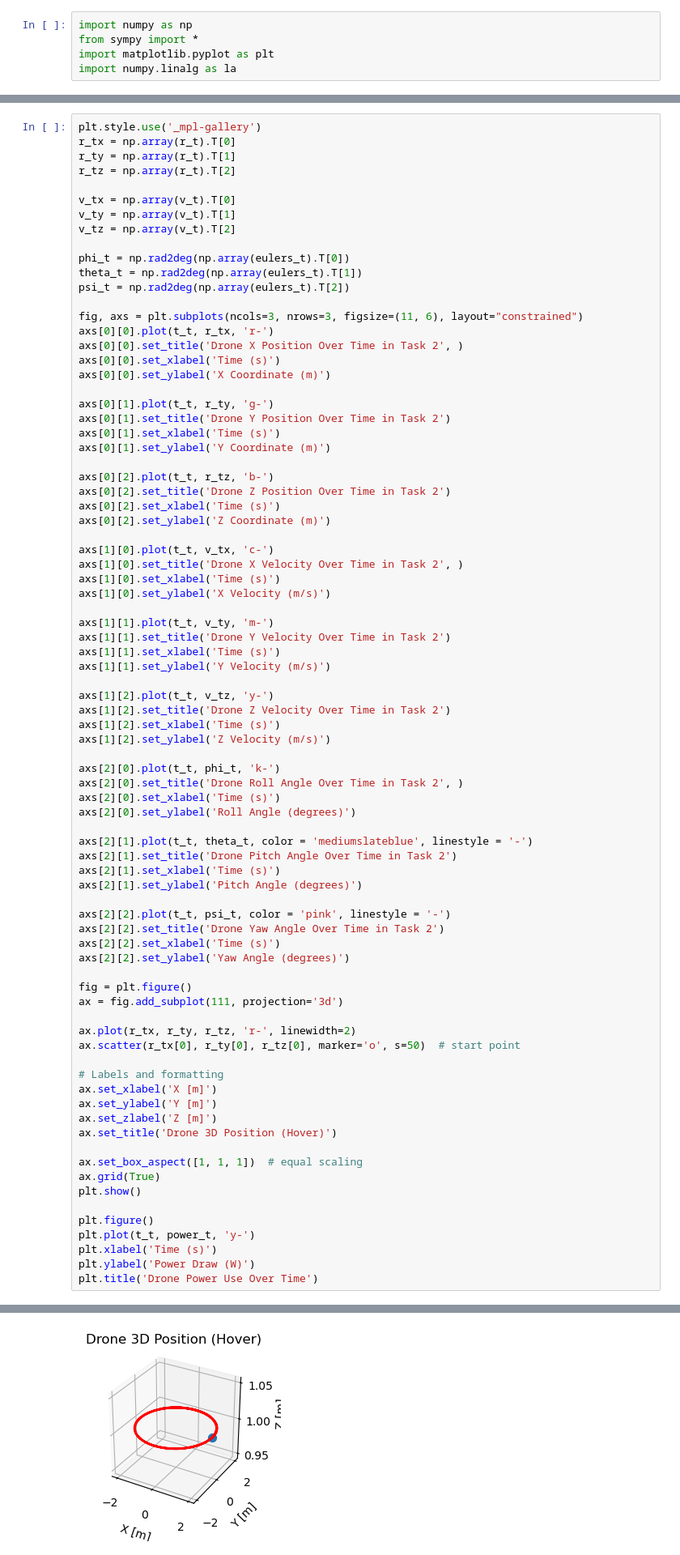
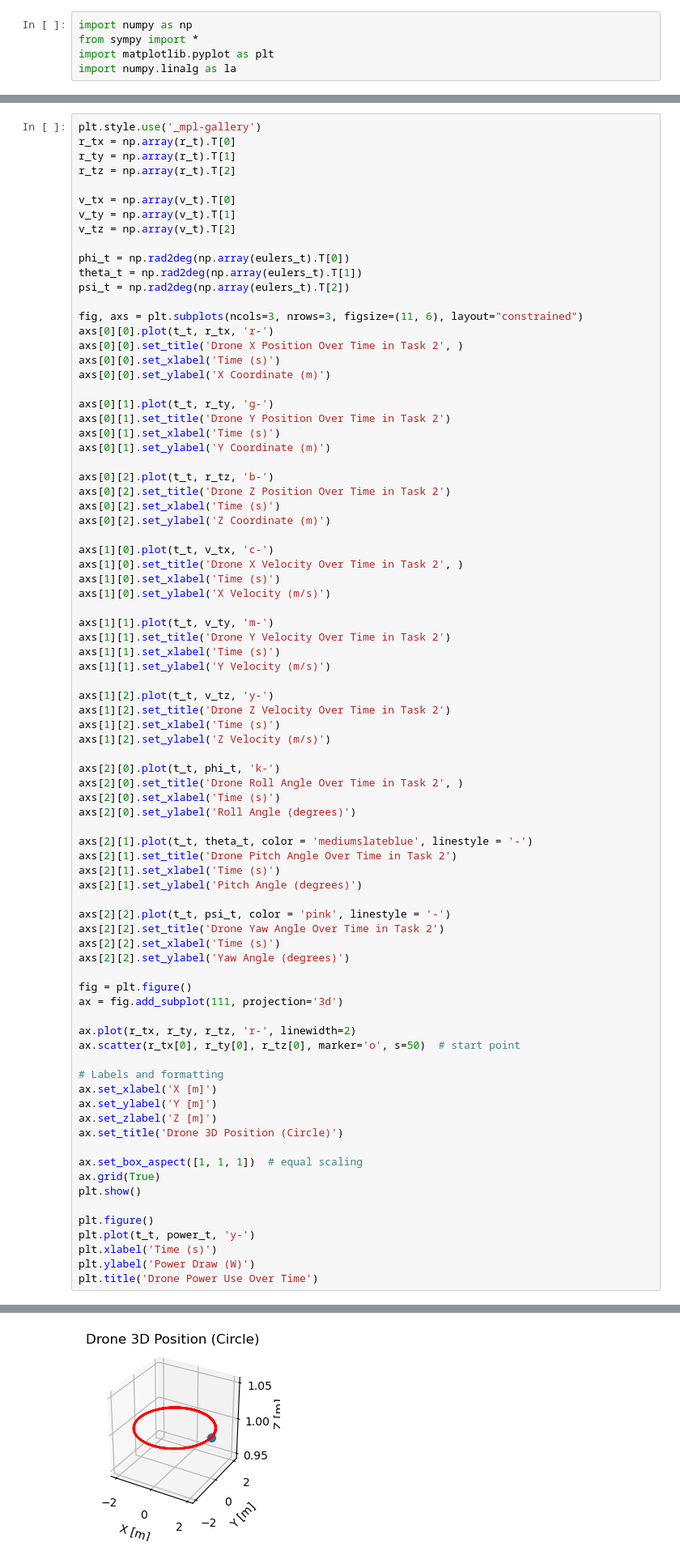
Before and after one commit to hannahs1021/AE352_Final, a Jupyter notebook: AE352_DroneProjV2.ipynb, the cells around one changed output, grey strips where cells are left out. Shown at 81% size. Saved outputs shown, nothing was run; the diff lists cells and outputs as text.

```diff
--- a/AE352_DroneProjV2.ipynb
+++ b/AE352_DroneProjV2.ipynb
@@ -359,35 +359,35 @@ axs[2][1].set_title('Drone Pitch Angle Over Time in Task 2')
 axs[2][1].set_xlabel('Time (s)')
 axs[2][1].set_ylabel('Pitch Angle (degrees)')
 
 axs[2][2].plot(t_t, psi_t, color = 'pink', linestyle = '-')
 axs[2][2].set_title('Drone Yaw Angle Over Time in Task 2')
 axs[2][2].set_xlabel('Time (s)')
 axs[2][2].set_ylabel('Yaw Angle (degrees)')
 
 fig = plt.figure()
 ax = fig.add_subplot(111, projection='3d')
 
 ax.plot(r_tx, r_ty, r_tz, 'r-', linewidth=2)
 ax.scatter(r_tx[0], r_ty[0], r_tz[0], marker='o', s=50)  # start point
 
 # Labels and formatting
 ax.set_xlabel('X [m]')
 ax.set_ylabel('Y [m]')
 ax.set_zlabel('Z [m]')
-ax.set_title('Drone 3D Position (Hover)')
+ax.set_title('Drone 3D Position (Circle)')
 
 ax.set_box_aspect([1, 1, 1])  # equal scaling
 ax.grid(True)
 plt.show()
 
 plt.figure()
 plt.plot(t_t, power_t, 'y-')
 plt.xlabel('Time (s)')
 plt.ylabel('Power Draw (W)')
 plt.title('Drone Power Use Over Time')
 # %% [output]
 [figure]
-[figure, old version]
+[figure, new version]
 Text(0.5, 1.0, 'Drone Power Use Over Time')
 [figure]
 # %%
```
Also changed, not shown: parts of 2 cells of this notebook.
